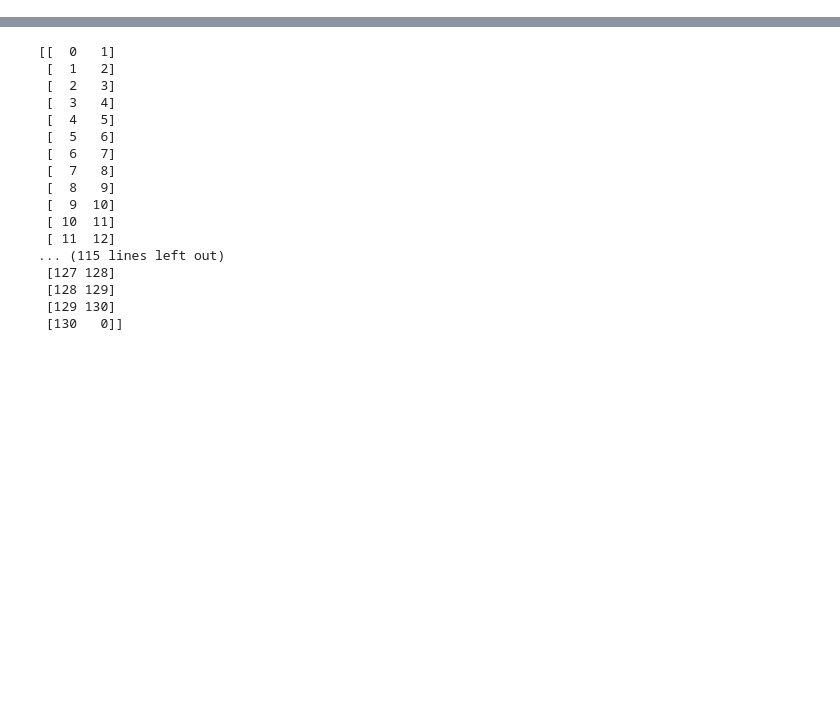
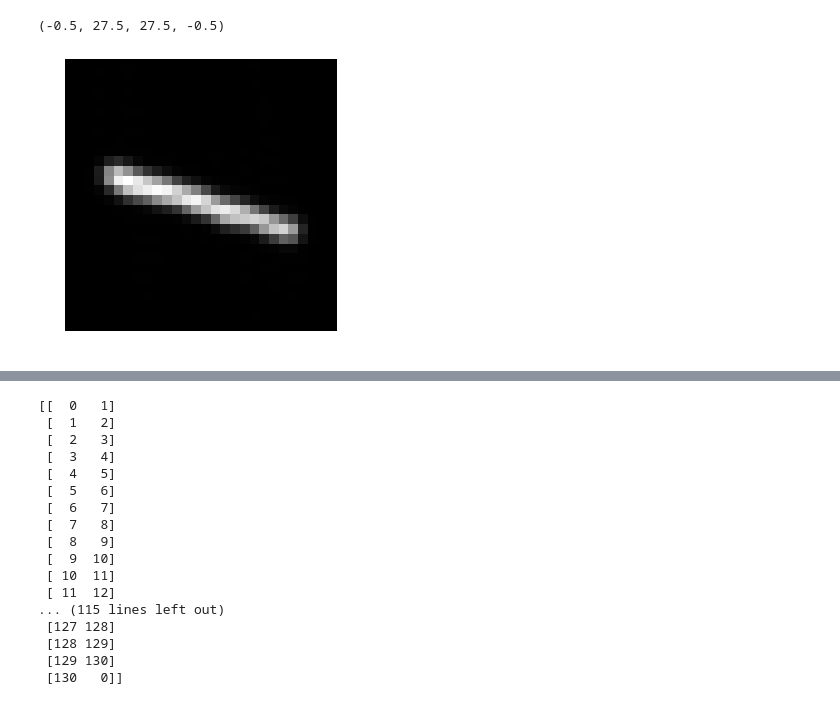
Before and after one commit to maxjiang93/DDSL, a Jupyter notebook: experiments/exp1_airfoil/sandbox.ipynb, the cells around one changed output, grey strips where cells are left out. Cells and saved outputs as stored; diff of their text form; code cells hidden in the pictures; blank space fills up the shorter version.

```diff
--- a/experiments/exp1_airfoil/sandbox.ipynb
+++ b/experiments/exp1_airfoil/sandbox.ipynb
@@ -3,0 +268,10 @@ os.environ["CUDA_VISIBLE_DEVICES"]="1,2"
+# %%
+ddsl_phys=DDSL_phys((28,28),(1,1),j=2)
+f = ddsl_phys(V,E,D)
+fig=plt.figure(figsize=(10, 5))
+ax1=fig.add_subplot(111)
+im1=ax1.imshow(torch.squeeze(f).detach().cpu().numpy(), origin='upper', cmap='gray')
+ax1.axis('off')
+# %% [output]
+(-0.5, 27.5, 27.5, -0.5)
+[figure, added]
```
Also changed, not shown: parts of 11 cells of this notebook, 24 other files.
